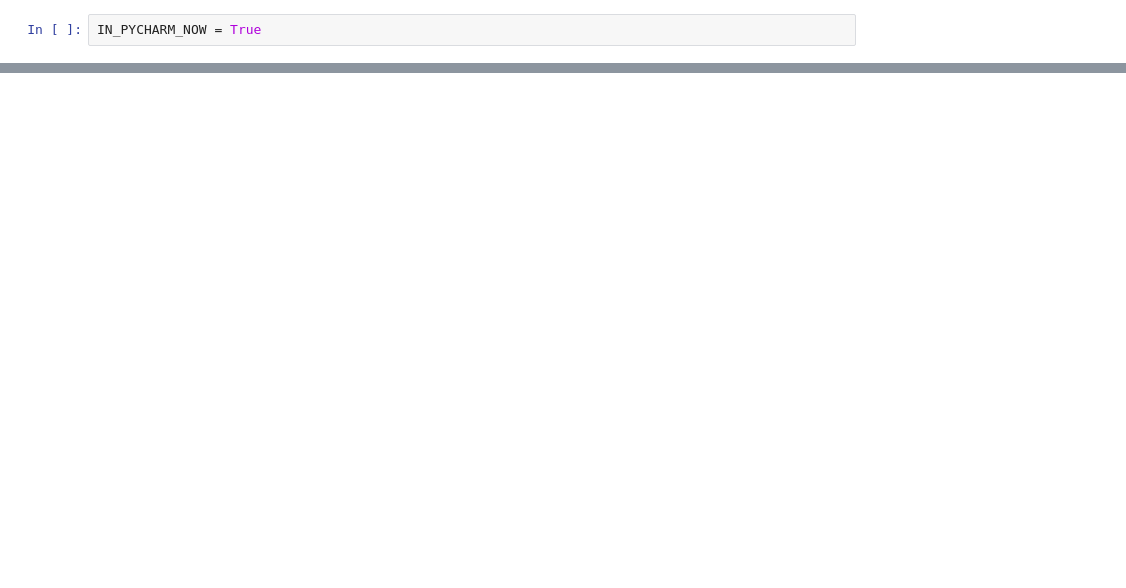
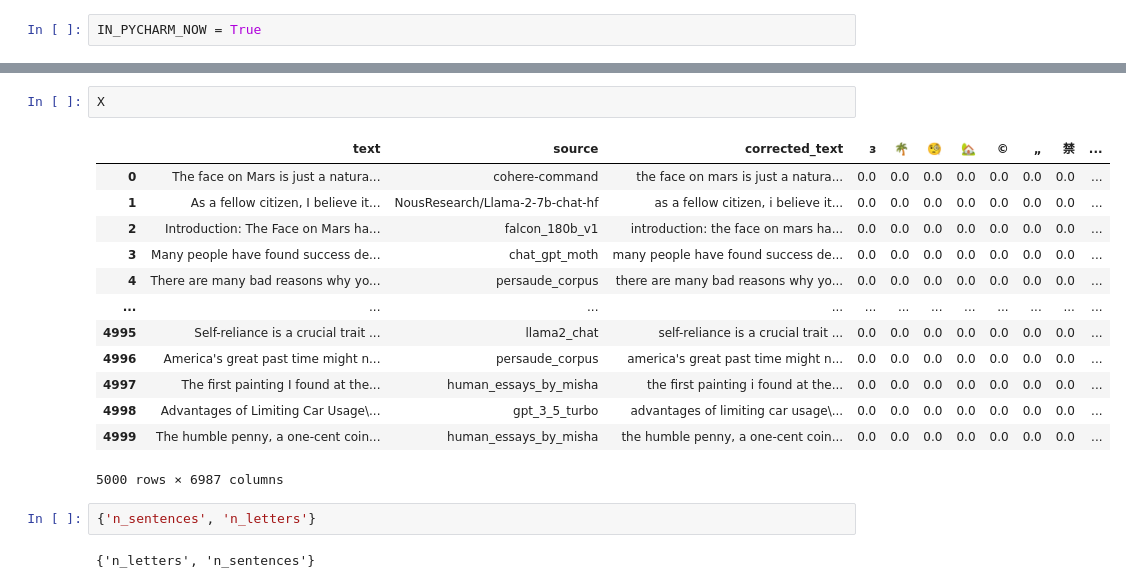
Before and after one commit to mishadyukarev/test___, a Jupyter notebook: ai_essay_prediction_misha/notebooks/feature_engineering.ipynb, the cells around one changed output, grey strips where cells are left out. Cells and saved outputs as stored; diff of their text form; blank space fills up the shorter version.

```diff
--- a/ai_essay_prediction_misha/notebooks/feature_engineering.ipynb
+++ b/ai_essay_prediction_misha/notebooks/feature_engineering.ipynb
@@ -99,0 +127,20 @@ DivideMatrixIntoVector(column_divides='n_letters',
+# %%
+X
+# %% [output]
+|  | text | source | corrected_text | з | 🌴 | 🧐 | 🏡 | © | „ | 禁 | ... |
+| 0 | The face on Mars is just a natura... | cohere-command | the face on mars is just a natura... | 0.0 | 0.0 | 0.0 | 0.0 | 0.0 | 0.0 | 0.0 | ... |
+| 1 | As a fellow citizen, I believe it... | NousResearch/Llama-2-7b-chat-hf | as a fellow citizen, i believe it... | 0.0 | 0.0 | 0.0 | 0.0 | 0.0 | 0.0 | 0.0 | ... |
+| 2 | Introduction: The Face on Mars ha... | falcon_180b_v1 | introduction: the face on mars ha... | 0.0 | 0.0 | 0.0 | 0.0 | 0.0 | 0.0 | 0.0 | ... |
+| 3 | Many people have found success de... | chat_gpt_moth | many people have found success de... | 0.0 | 0.0 | 0.0 | 0.0 | 0.0 | 0.0 | 0.0 | ... |
+| 4 | There are many bad reasons why yo... | persaude_corpus | there are many bad reasons why yo... | 0.0 | 0.0 | 0.0 | 0.0 | 0.0 | 0.0 | 0.0 | ... |
+| ... | ... | ... | ... | ... | ... | ... | ... | ... | ... | ... | ... |
+| 4995 | Self-reliance is a crucial trait ... | llama2_chat | self-reliance is a crucial trait ... | 0.0 | 0.0 | 0.0 | 0.0 | 0.0 | 0.0 | 0.0 | ... |
+| 4996 | America's great past time might n... | persaude_corpus | america's great past time might n... | 0.0 | 0.0 | 0.0 | 0.0 | 0.0 | 0.0 | 0.0 | ... |
+| 4997 | The first painting I found at the... | human_essays_by_misha | the first painting i found at the... | 0.0 | 0.0 | 0.0 | 0.0 | 0.0 | 0.0 | 0.0 | ... |
+| 4998 | Advantages of Limiting Car Usage\... | gpt_3_5_turbo | advantages of limiting car usage\... | 0.0 | 0.0 | 0.0 | 0.0 | 0.0 | 0.0 | 0.0 | ... |
+| 4999 | The humble penny, a one-cent coin... | human_essays_by_misha | the humble penny, a one-cent coin... | 0.0 | 0.0 | 0.0 | 0.0 | 0.0 | 0.0 | 0.0 | ... |
+5000 rows × 6987 columns
+# %%
+{'n_sentences', 'n_letters'}
+# %% [output]
+{'n_letters', 'n_sentences'}
```
Also changed, not shown: parts of 13 cells of this notebook, 6 other files.
